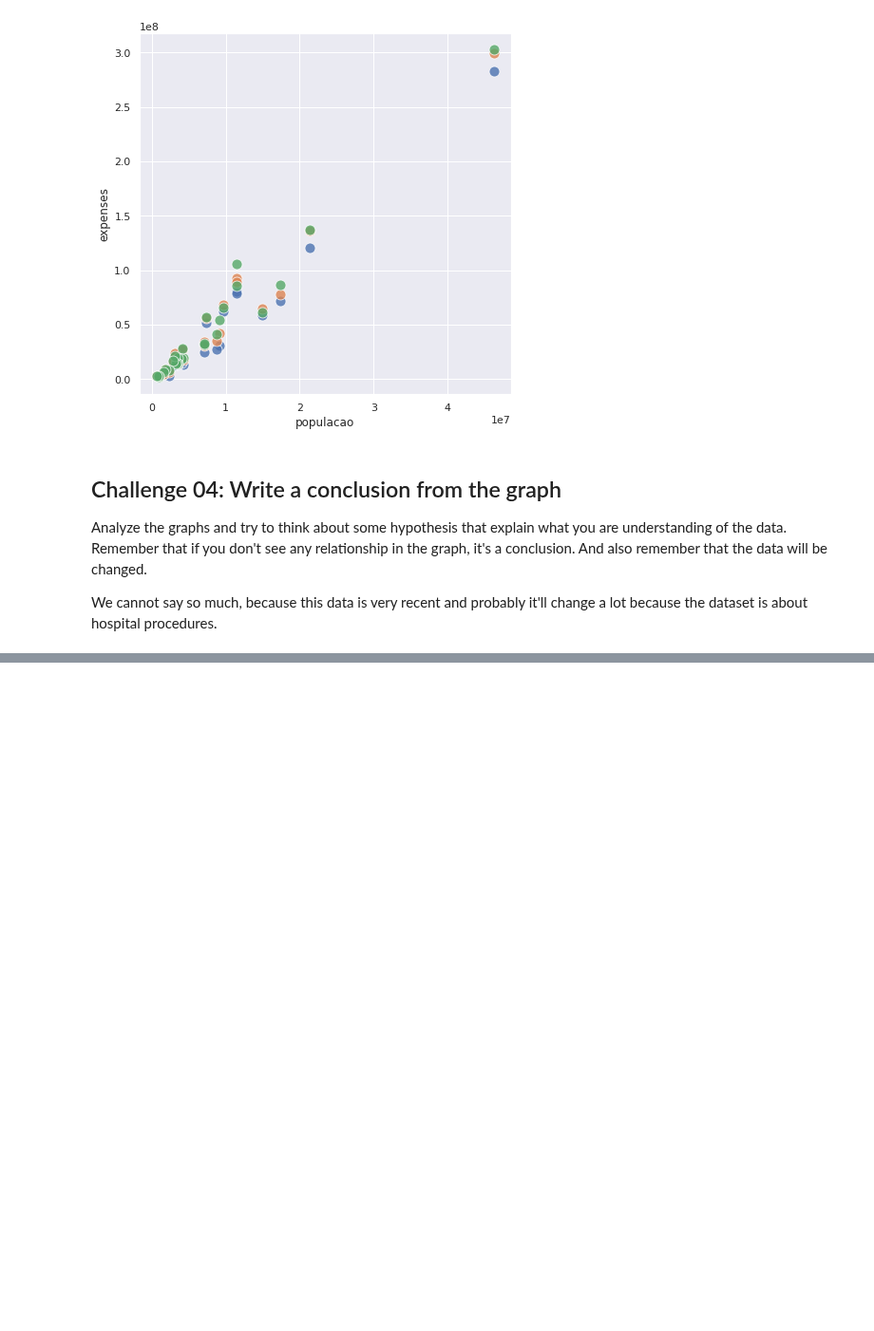
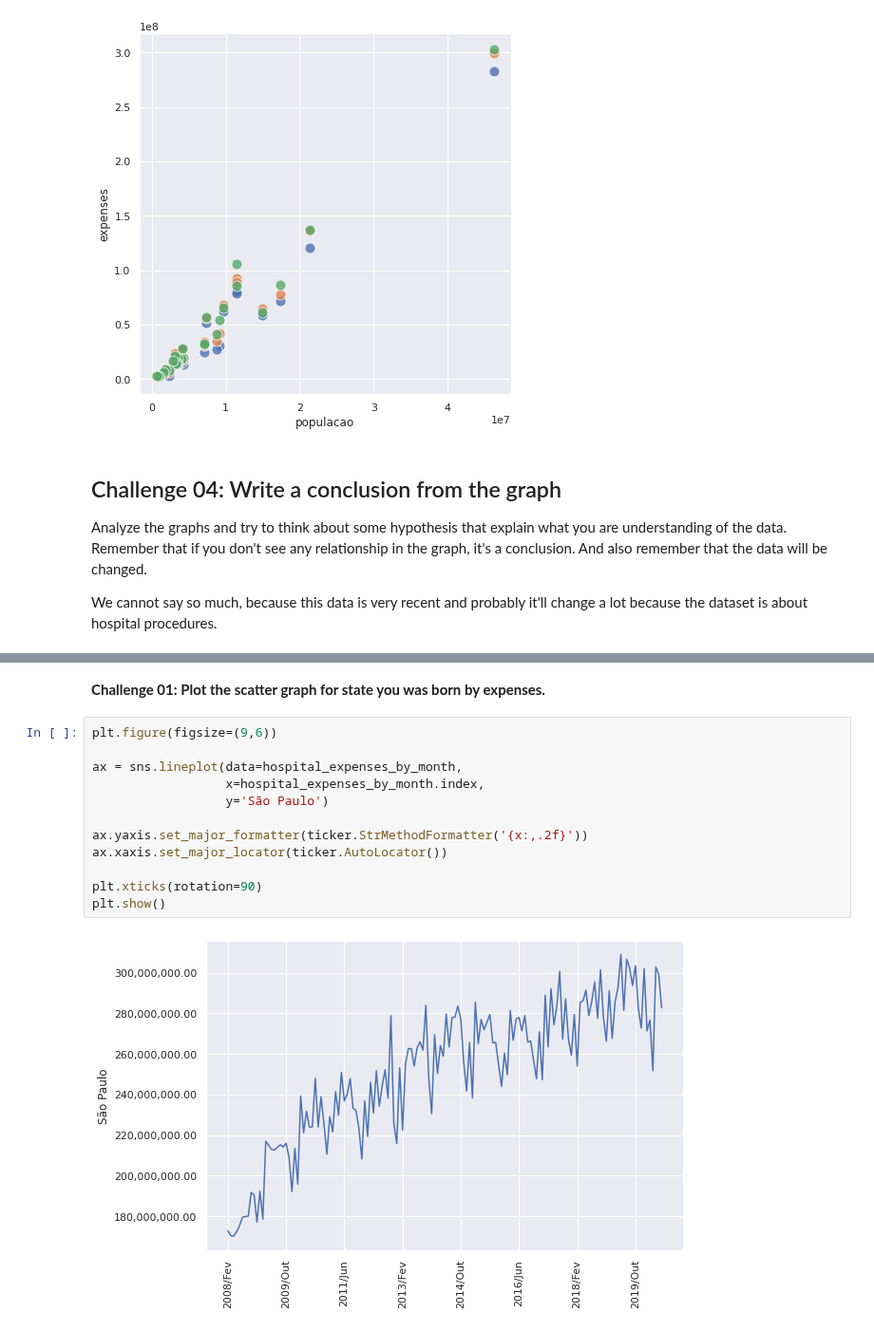
Before and after one commit to gabrielatrindade/alura-bootcamp, a Jupyter notebook: module2/lessons/hospital_expenses_sus_brazil_2.ipynb, the cells around one changed output, grey strips where cells are left out. Shown at 95% size. Saved outputs shown, nothing was run; the diff lists cells and outputs as text; blank space fills up the shorter version.

```diff
--- a/module2/lessons/hospital_expenses_sus_brazil_2.ipynb
+++ b/module2/lessons/hospital_expenses_sus_brazil_2.ipynb
@@ -861,0 +906,16 @@ We cannot say so much, because this data is very recent and probably it'll chang
+# %% [markdown]
+**Challenge 01: Plot the scatter graph for state you was born by expenses.**
+# %%
+plt.figure(figsize=(9,6))
+
+ax = sns.lineplot(data=hospital_expenses_by_month,
+                  x=hospital_expenses_by_month.index,
+                  y='São Paulo')
+
+ax.yaxis.set_major_formatter(ticker.StrMethodFormatter('{x:,.2f}'))
+ax.xaxis.set_major_locator(ticker.AutoLocator())
+
+plt.xticks(rotation=90)
+plt.show()
+# %% [output]
+[figure, added]
```
Also changed, not shown: parts of 16 cells of this notebook.
